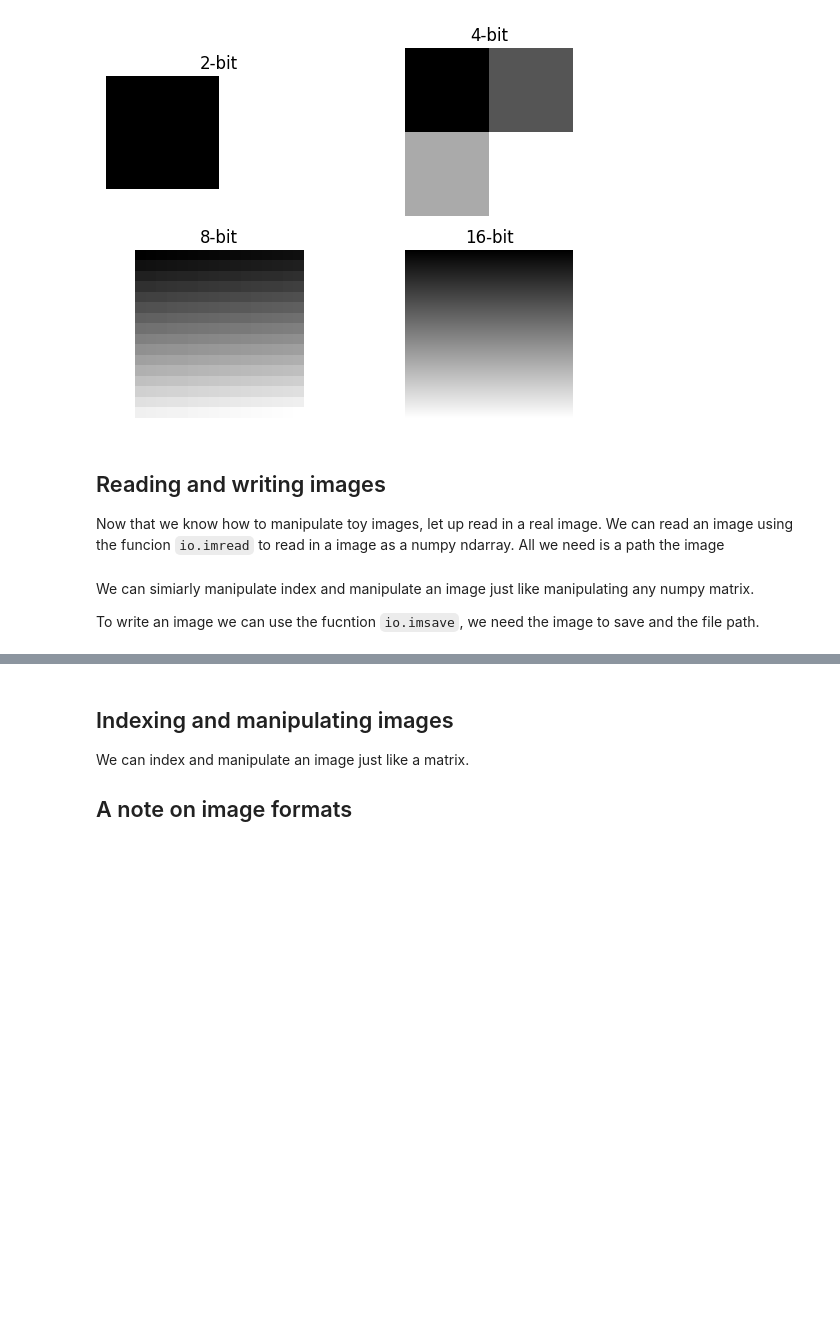
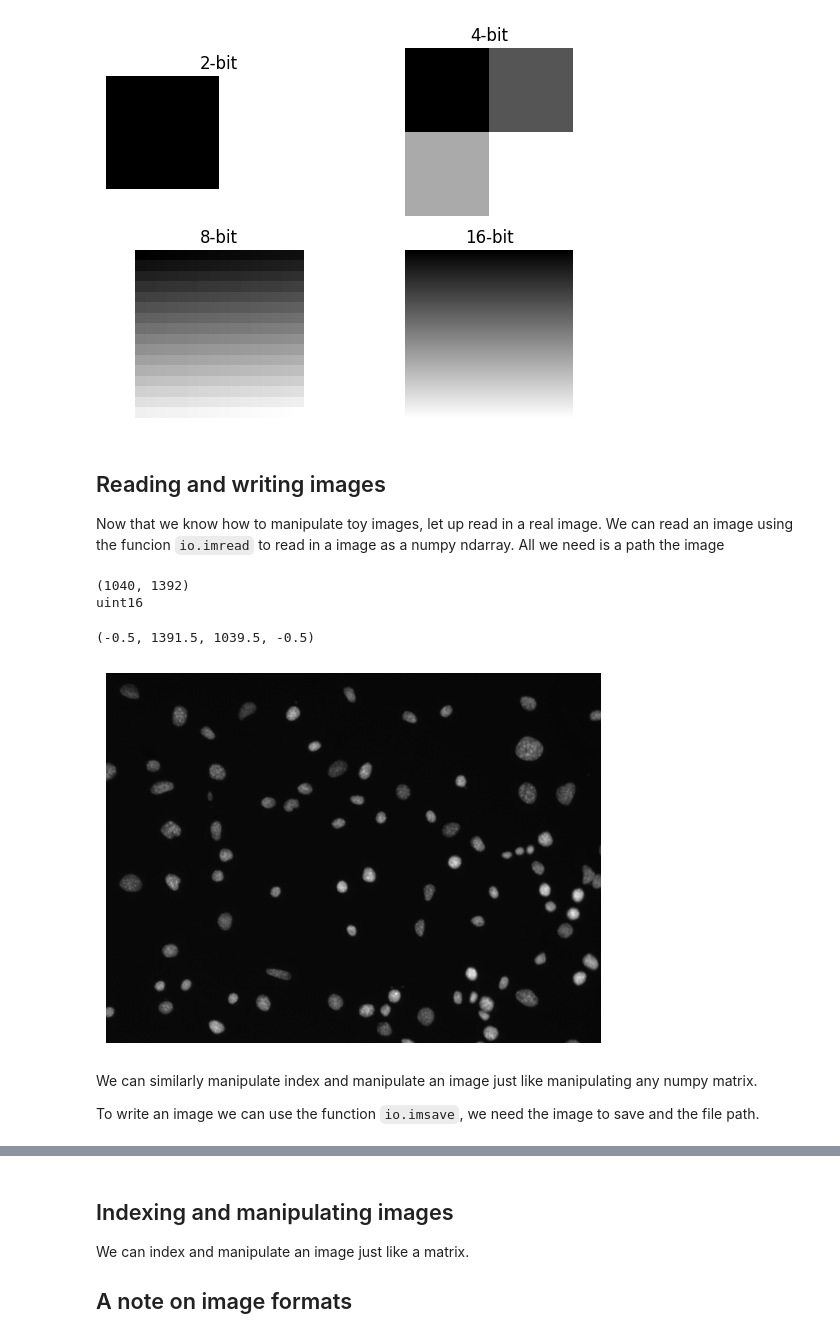
Before and after one commit to rishvanth-kp/img_analysis_with_py, a Jupyter notebook: ch1_what_is_an_image.ipynb, the cells around one changed output, grey strips where cells are left out. Saved outputs shown, nothing was run; the diff lists cells and outputs as text; code cells hidden in the pictures; blank space fills up the shorter version.

Commit message:
added data and updated reading a file

```diff
--- a/ch1_what_is_an_image.ipynb
+++ b/ch1_what_is_an_image.ipynb
@@ -122,16 +129,28 @@ ax[1, 1].set_axis_off()
 # %% [markdown]
 ## Reading and writing images
 
-Now that we know how to manipulate toy images, let up read in a real image.
-We can read an image using the funcion `io.imread` to read in a image
-as a numpy ndarray. All we need is a path the image
+Now that we know how to manipulate toy images, let up read in a real image.  We
+can read an image using the funcion `io.imread` to read in a image as a numpy
+ndarray. All we need is a path the image
 # %%
 # Read in an image
+img = ski.io.imread("data/F01_202w2.TIF")
 
 # we can check the size of the image and the data type
+print(img.shape)
+print(img.dtype)
 
 # We can similarly view the image using matplotlib
+
+fig, ax = plt.subplots()
+ax.imshow(img, cmap='gray')
+plt.axis('off')
+# %% [output]
+(1040, 1392)
+uint16
+(-0.5, 1391.5, 1039.5, -0.5)
+[figure, added]
 # %% [markdown]
-We can simiarly manipulate index and manipulate an image just like manipulating any numpy matrix.
+We can similarly manipulate index and manipulate an image just like manipulating any numpy matrix.
 
-To write an image we can use the fucntion `io.imsave`, we need the image to save and the file path.
+To write an image we can use the function `io.imsave`, we need the image to save and the file path.
```
Also changed, not shown: parts of 5 cells of this notebook, 4 other files.
